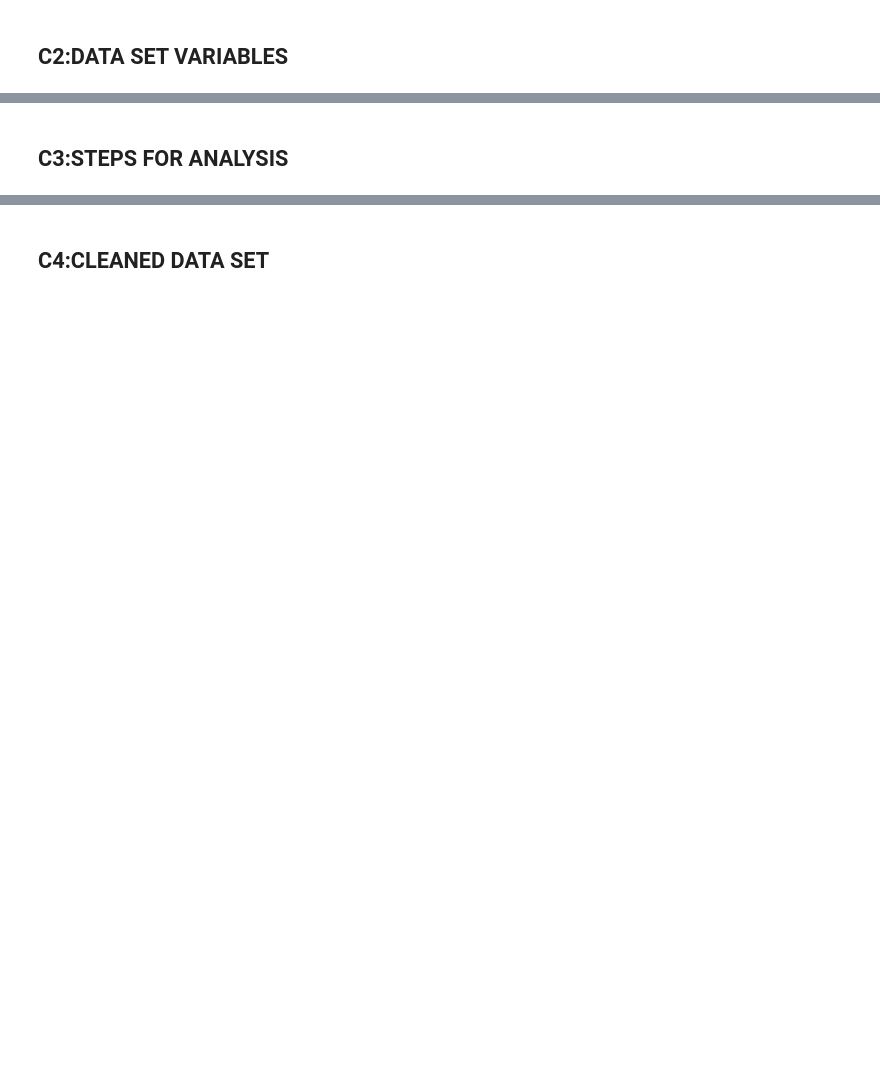
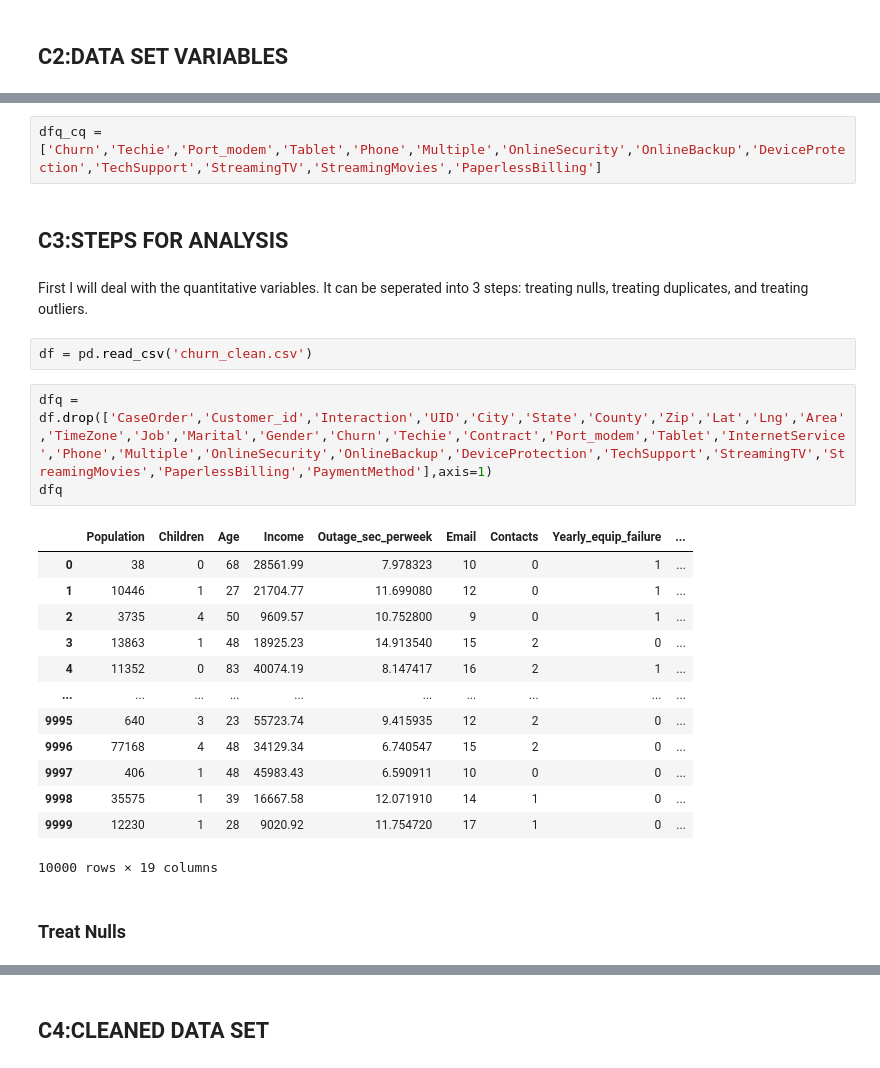
Before and after one commit to ryanjamestwo/ms_data_analytics, a Jupyter notebook: d209_data_mining_one/task1/task1.ipynb, the cells around one changed output, grey strips where cells are left out. Drawn from its saved outputs; the diff is of its cells as text; blank space fills up the shorter version.

```diff
--- a/d209_data_mining_one/task1/task1.ipynb
+++ b/d209_data_mining_one/task1/task1.ipynb
@@ -38,2 +76,27 @@ import sklearn
+# %%
+dfq_cq = ['Churn','Techie','Port_modem','Tablet','Phone','Multiple','OnlineSecurity','OnlineBackup','DeviceProtection','TechSupport','StreamingTV','StreamingMovies','PaperlessBilling']
 # %% [markdown]
 ## C3:STEPS FOR ANALYSIS
+# %% [markdown]
+First I will deal with the quantitative variables. It can be seperated into 3 steps: treating nulls, treating duplicates, and treating outliers.
+# %%
+df = pd.read_csv('churn_clean.csv')
+# %%
+dfq = df.drop(['CaseOrder','Customer_id','Interaction','UID','City','State','County','Zip','Lat','Lng','Area','TimeZone','Job','Marital','Gender','Churn','Techie','Contract','Port_modem','Tablet','InternetService','Phone','Multiple','OnlineSecurity','OnlineBackup','DeviceProtection','TechSupport','StreamingTV','StreamingMovies','PaperlessBilling','PaymentMethod'],axis=1)
+dfq
+# %% [output]
+|  | Population | Children | Age | Income | Outage_sec_perweek | Email | Contacts | Yearly_equip_failure | ... |
+| 0 | 38 | 0 | 68 | 28561.99 | 7.978323 | 10 | 0 | 1 | ... |
+| 1 | 10446 | 1 | 27 | 21704.77 | 11.699080 | 12 | 0 | 1 | ... |
+| 2 | 3735 | 4 | 50 | 9609.57 | 10.752800 | 9 | 0 | 1 | ... |
+| 3 | 13863 | 1 | 48 | 18925.23 | 14.913540 | 15 | 2 | 0 | ... |
+| 4 | 11352 | 0 | 83 | 40074.19 | 8.147417 | 16 | 2 | 1 | ... |
+| ... | ... | ... | ... | ... | ... | ... | ... | ... | ... |
+| 9995 | 640 | 3 | 23 | 55723.74 | 9.415935 | 12 | 2 | 0 | ... |
+| 9996 | 77168 | 4 | 48 | 34129.34 | 6.740547 | 15 | 2 | 0 | ... |
+| 9997 | 406 | 1 | 48 | 45983.43 | 6.590911 | 10 | 0 | 0 | ... |
+| 9998 | 35575 | 1 | 39 | 16667.58 | 12.071910 | 14 | 1 | 0 | ... |
+| 9999 | 12230 | 1 | 28 | 9020.92 | 11.754720 | 17 | 1 | 0 | ... |
+10000 rows × 19 columns
+# %% [markdown]
+### Treat Nulls
```
Also changed, not shown: parts of 37 cells of this notebook, 3 other files.
